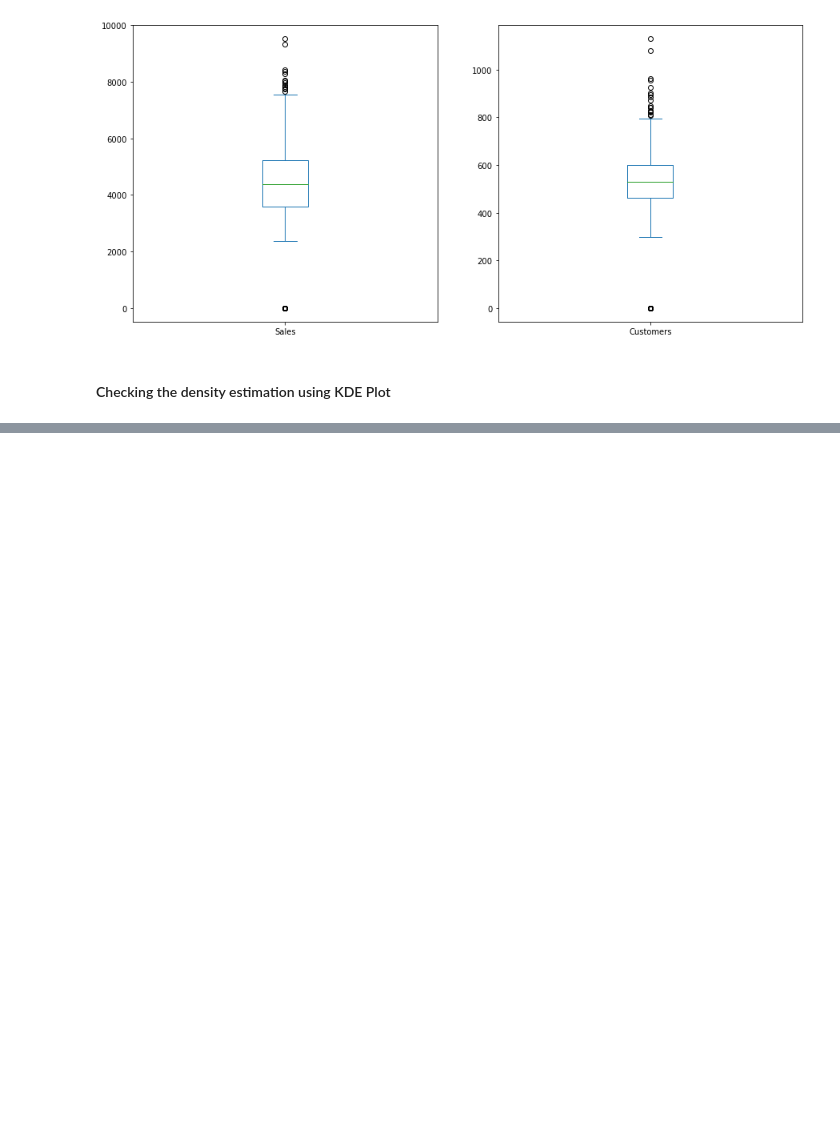
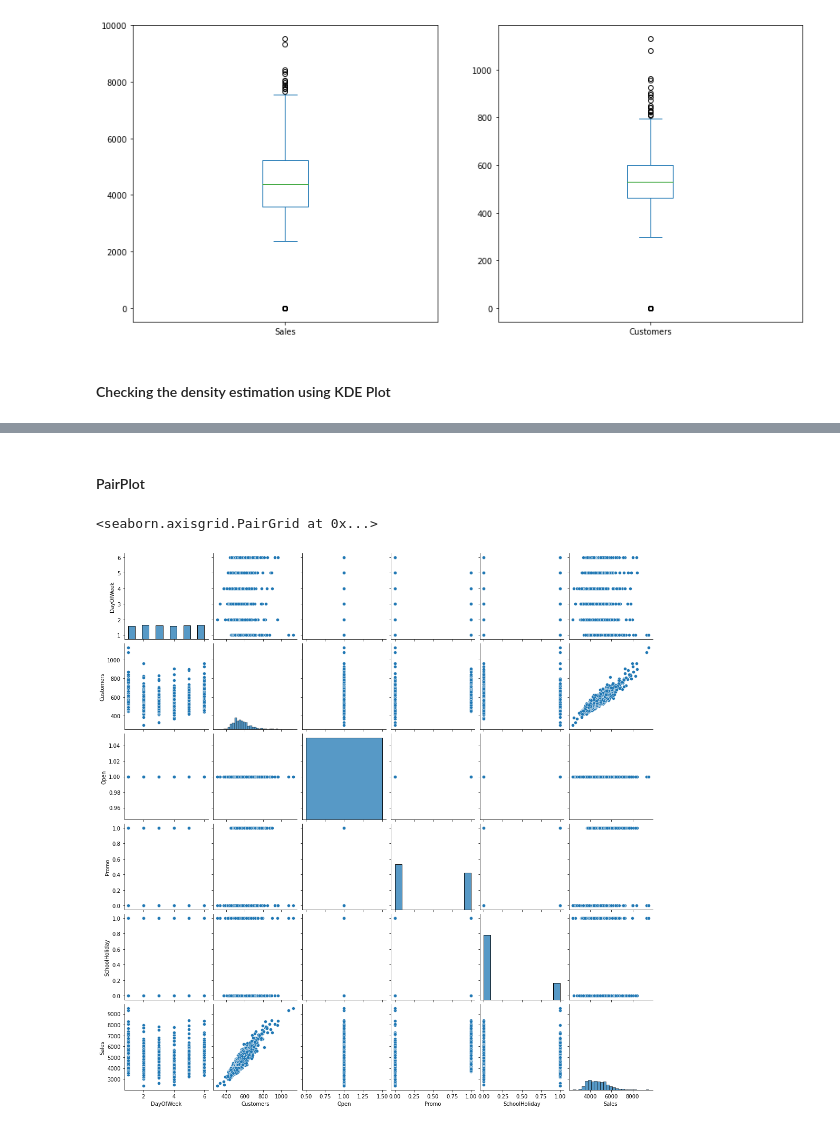
Before and after one commit to aashishpokharel/Time-Series-Sales-Prediction, a Jupyter notebook: Rossman Sales EDA-Single Store.ipynb, the cells around one changed output, grey strips where cells are left out. Drawn from its saved outputs; the diff is of its cells as text; code cells hidden in the pictures; blank space fills up the shorter version.

```diff
--- a/Rossman Sales EDA-Single Store.ipynb
+++ b/Rossman Sales EDA-Single Store.ipynb
@@ -213,7 +216,8 @@ dtype: float64
 # %% [markdown]
 ### Check Average Monthly Sales
 # %%
-first_store_open['Month'] = first_store_open['Date'].dt.month
+first_store_open['Month'] = first_store_open.index.month
+# first_store_open.index
 # %%
 axis = first_store_open.groupby('Month')[['Sales']].mean()
 fig = px.line(axis, x = axis.index, y = 'Sales', title = 'Average sales per month', markers = True)
@@ -329,0 +358,7 @@ sns.kdeplot(data=first_store,x='Sales')
+# %% [markdown]
+#### PairPlot
+# %%
+sns.pairplot(first_store_open[['DayOfWeek',  'Customers', 'Open', 'Promo', 'SchoolHoliday', 'Sales']])
+# %% [output]
+<seaborn.axisgrid.PairGrid at 0x...>
+[figure, added]
```
Also changed, not shown: parts of 19 cells of this notebook, 2 other files.
